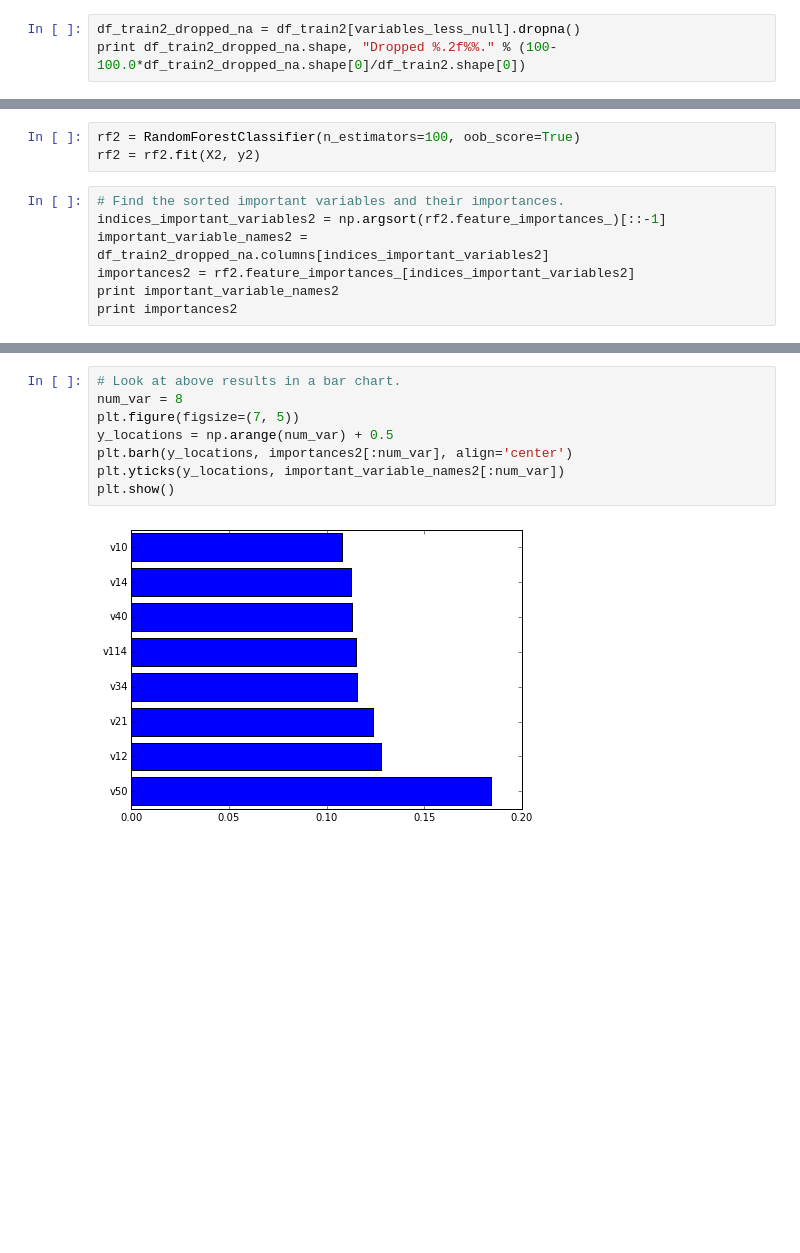
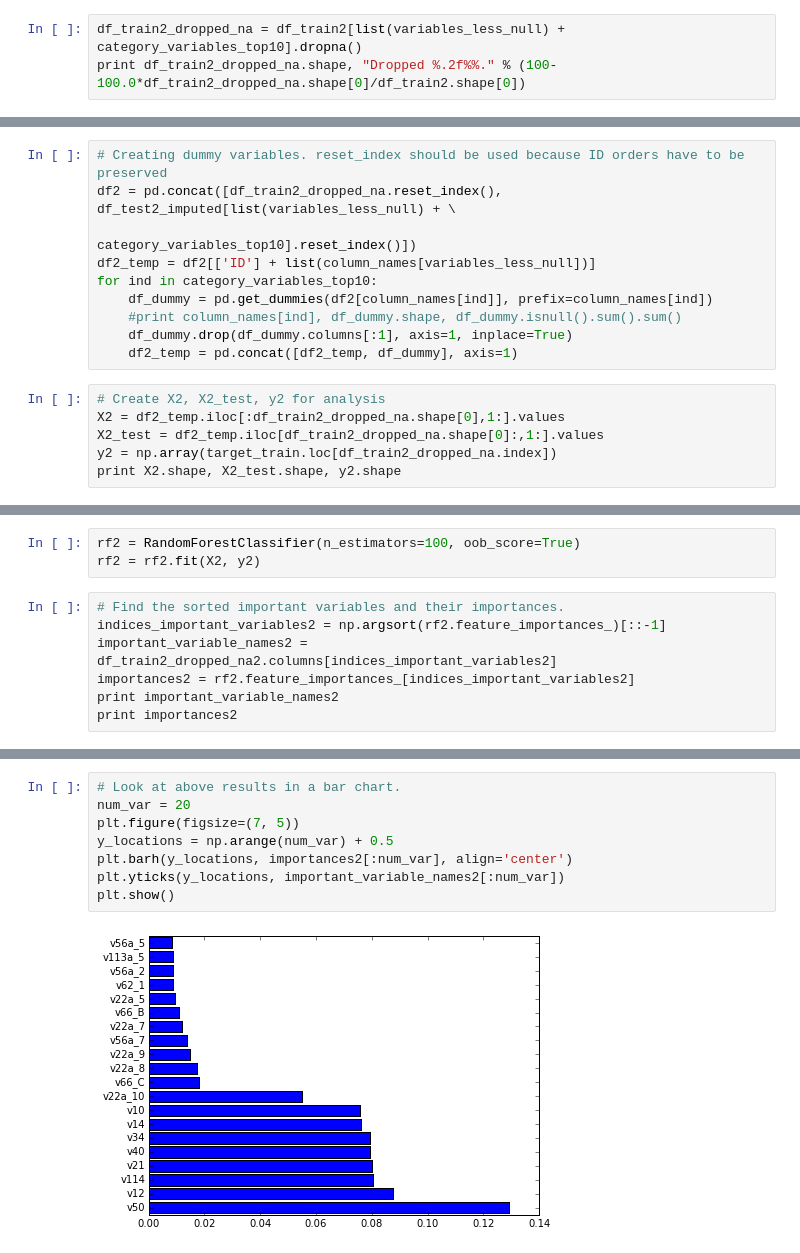
Before and after one commit to suhanree/claims-manager, a Jupyter notebook: code/ExploratoryAnalysis.ipynb, the cells around one changed output, grey strips where cells are left out. Cells and saved outputs as stored; diff of their text form; blank space fills up the shorter version.

Commit message:
EDA almost done; test submission using RF done

```diff
--- a/code/ExploratoryAnalysis.ipynb
+++ b/code/ExploratoryAnalysis.ipynb
@@ -656,4 +740,4 @@ Here since there are too many nulls for other 100 variables, we will ignore thes
 # %%
-df_train2_dropped_na = df_train2[variables_less_null].dropna()
+df_train2_dropped_na = df_train2[list(variables_less_null) + category_variables_top10].dropna()
 print df_train2_dropped_na.shape, "Dropped %.2f%%." % (100-100.0*df_train2_dropped_na.shape[0]/df_train2.shape[0])
 # %% [output]
@@ -663,0 +745,16 @@ X2 = df_train2_dropped_na.values
+# %%
+# Creating dummy variables. reset_index should be used because ID orders have to be preserved
+df2 = pd.concat([df_train2_dropped_na.reset_index(), df_test2_imputed[list(variables_less_null) + \
+                                                    category_variables_top10].reset_index()])
+df2_temp = df2[['ID'] + list(column_names[variables_less_null])]
+for ind in category_variables_top10:
+    df_dummy = pd.get_dummies(df2[column_names[ind]], prefix=column_names[ind])
+    #print column_names[ind], df_dummy.shape, df_dummy.isnull().sum().sum()
+    df_dummy.drop(df_dummy.columns[:1], axis=1, inplace=True)
+    df2_temp = pd.concat([df2_temp, df_dummy], axis=1)
+# %%
+# Create X2, X2_test, y2 for analysis
+X2 = df2_temp.iloc[:df_train2_dropped_na.shape[0],1:].values
+X2_test = df2_temp.iloc[df_train2_dropped_na.shape[0]:,1:].values
+y2 = np.array(target_train.loc[df_train2_dropped_na.index])
+print X2.shape, X2_test.shape, y2.shape
@@ -667,7 +766,7 @@ rf2 = rf2.fit(X2, y2)
 # %%
 # Find the sorted important variables and their importances.
 indices_important_variables2 = np.argsort(rf2.feature_importances_)[::-1]
-important_variable_names2 = df_train2_dropped_na.columns[indices_important_variables2]
+important_variable_names2 = df_train2_dropped_na2.columns[indices_important_variables2]
 importances2 = rf2.feature_importances_[indices_important_variables2]
 print important_variable_names2
 print importances2
@@ -678,13 +791,13 @@ Index([u'v50', u'v12', u'v21', u'v34', u'v114', u'v40', u'v14', u'v10'], dtype='
 # %%
 # Look at above results in a bar chart.
-num_var = 8
+num_var = 20
 plt.figure(figsize=(7, 5))
 y_locations = np.arange(num_var) + 0.5
 plt.barh(y_locations, importances2[:num_var], align='center')
 plt.yticks(y_locations, important_variable_names2[:num_var])
 plt.show()
 # %% [output]
-[figure, old version]
+[figure, new version]
 # %%
 #rf2 = rf2.fit(X2, y2)
 rf2.oob_score_
```
Also changed, not shown: parts of 52 cells of this notebook.
